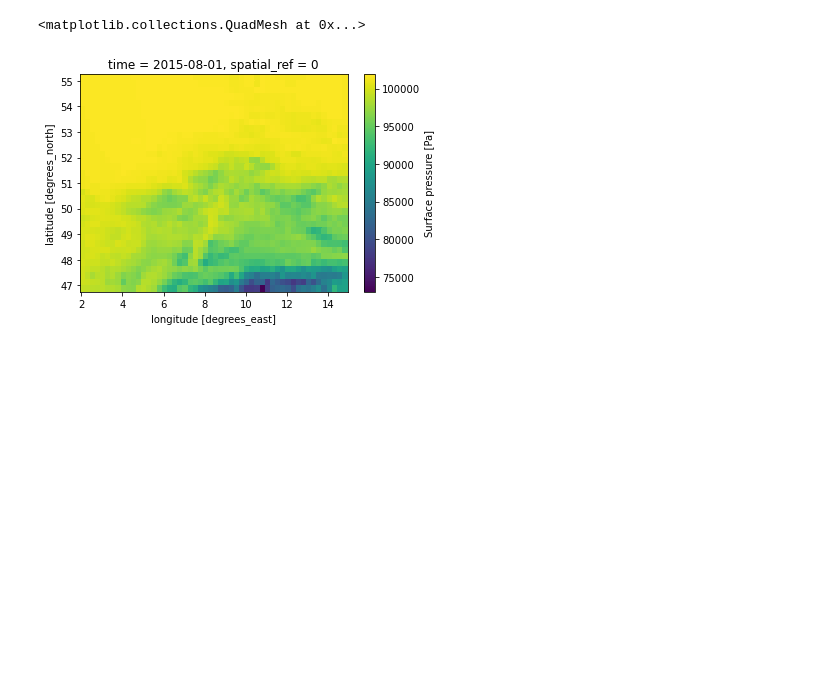
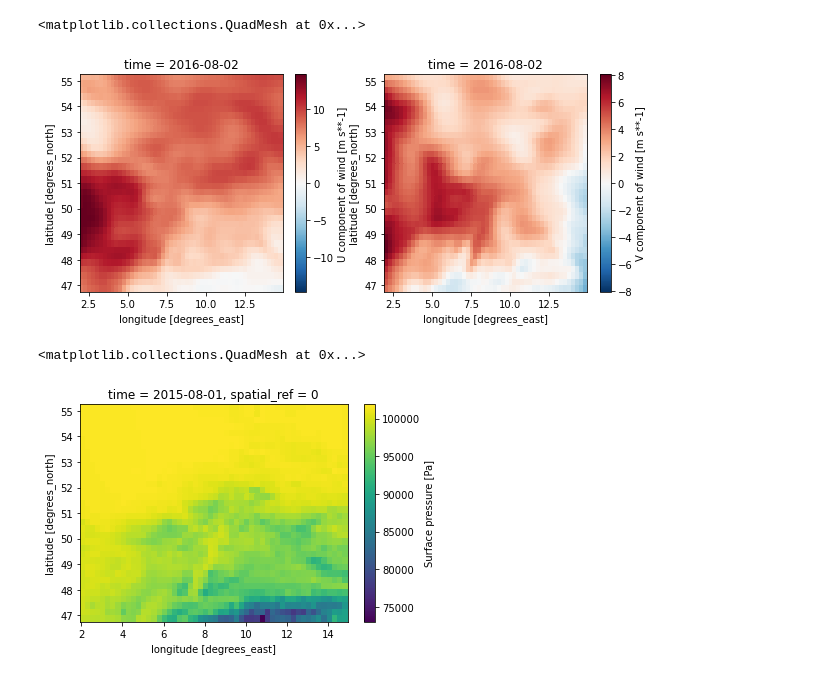
Before and after one commit to FionaLippert/birdMigration, a Jupyter notebook: notebooks/Untitled1.ipynb, the cells around one changed output. Drawn from its saved outputs; the diff is of its cells as text; code cells hidden in the pictures; blank space fills up the shorter version.

```diff
--- a/notebooks/Untitled1.ipynb
+++ b/notebooks/Untitled1.ipynb
@@ -36,3 +30,10 @@ Data variables:
+# %%
+fig, ax = plt.subplots(1, 2, figsize=(10,4))
+ds.u.isel(time=24).plot(ax=ax[0])
+ds.v.isel(time=24).plot(ax=ax[1])
+# %% [output]
+<matplotlib.collections.QuadMesh at 0x...>
+[figure, added]
 # %%
 ds.sp.isel(time=0).rio.set_crs('EPSG:4326').rio.interpolate_na().plot()
 # %% [output]
```
Also changed, not shown: parts of 7 cells of this notebook, 7 other files.
